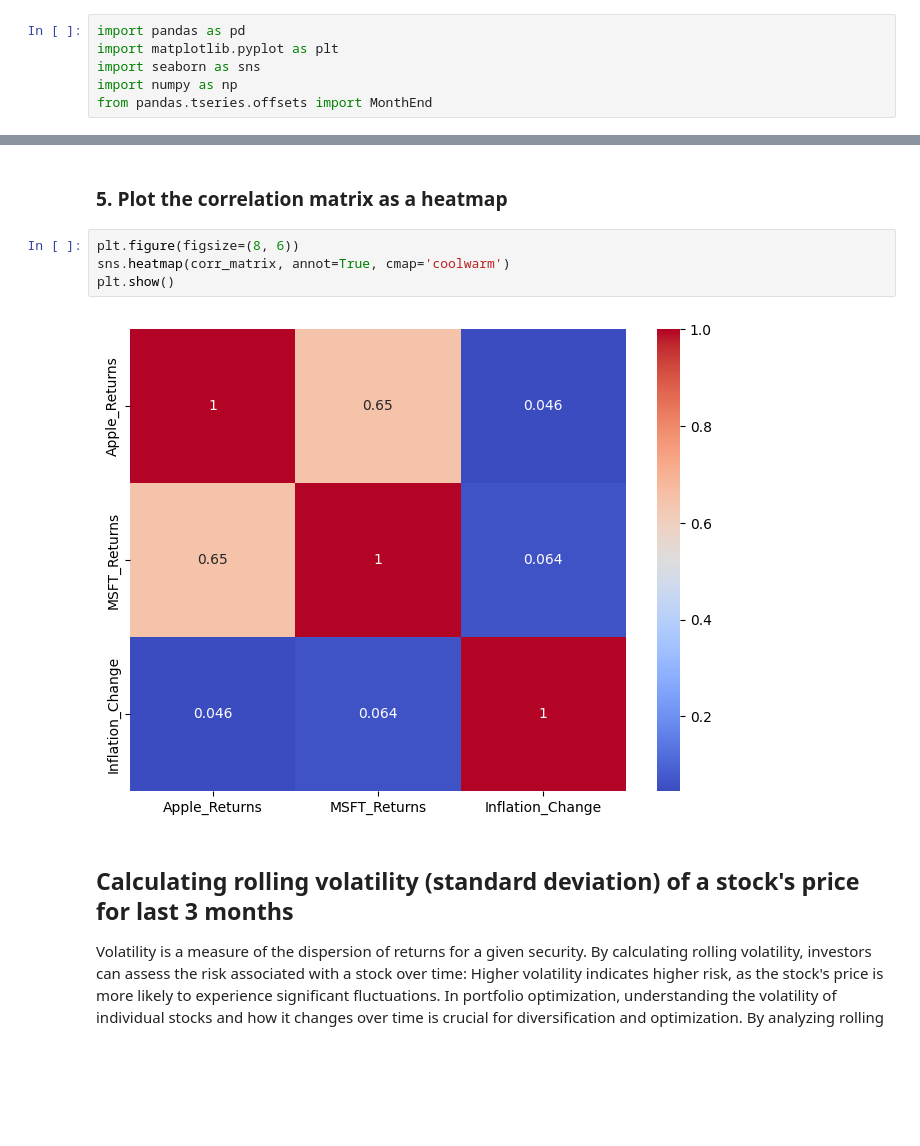
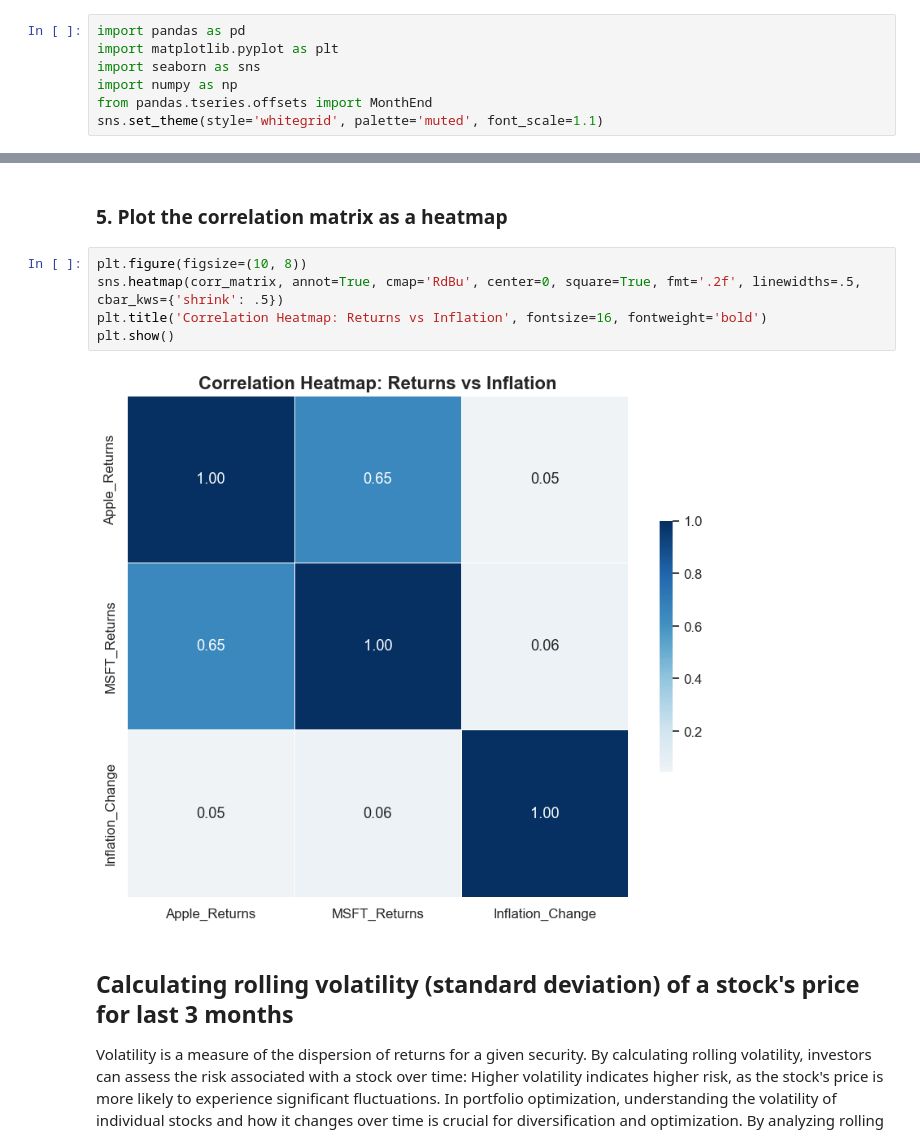
Before and after one commit to Fadi88/CD13649-Project, a Jupyter notebook: Project/Preparing-for-data-analysis-project-student.ipynb, the cells around one changed output, grey strips where cells are left out. Drawn from its saved outputs; the diff is of its cells as text; blank space fills up the shorter version.

```diff
--- a/Project/Preparing-for-data-analysis-project-student.ipynb
+++ b/Project/Preparing-for-data-analysis-project-student.ipynb
@@ -19,6 +19,7 @@ import matplotlib.pyplot as plt
 import seaborn as sns
 import numpy as np
 from pandas.tseries.offsets import MonthEnd
+sns.set_theme(style='whitegrid', palette='muted', font_scale=1.1)
 # %% [markdown]
 ## Load data
 
@@ -286,11 +293,12 @@ Inflation_Change       0.045752      0.063574          1.000000
 # %% [markdown]
 ### 5. Plot the correlation matrix as a heatmap
 # %%
-plt.figure(figsize=(8, 6))
-sns.heatmap(corr_matrix, annot=True, cmap='coolwarm')
+plt.figure(figsize=(10, 8))
+sns.heatmap(corr_matrix, annot=True, cmap='RdBu', center=0, square=True, fmt='.2f', linewidths=.5, cbar_kws={'shrink': .5})
+plt.title('Correlation Heatmap: Returns vs Inflation', fontsize=16, fontweight='bold')
 plt.show()
 # %% [output]
-[figure, old version]
+[figure, new version]
 # %% [markdown]
 ## Calculating rolling volatility (standard deviation) of a stock's price for last 3 months
 
```
Also changed, not shown: parts of 5 cells of this notebook, 2 other files.
